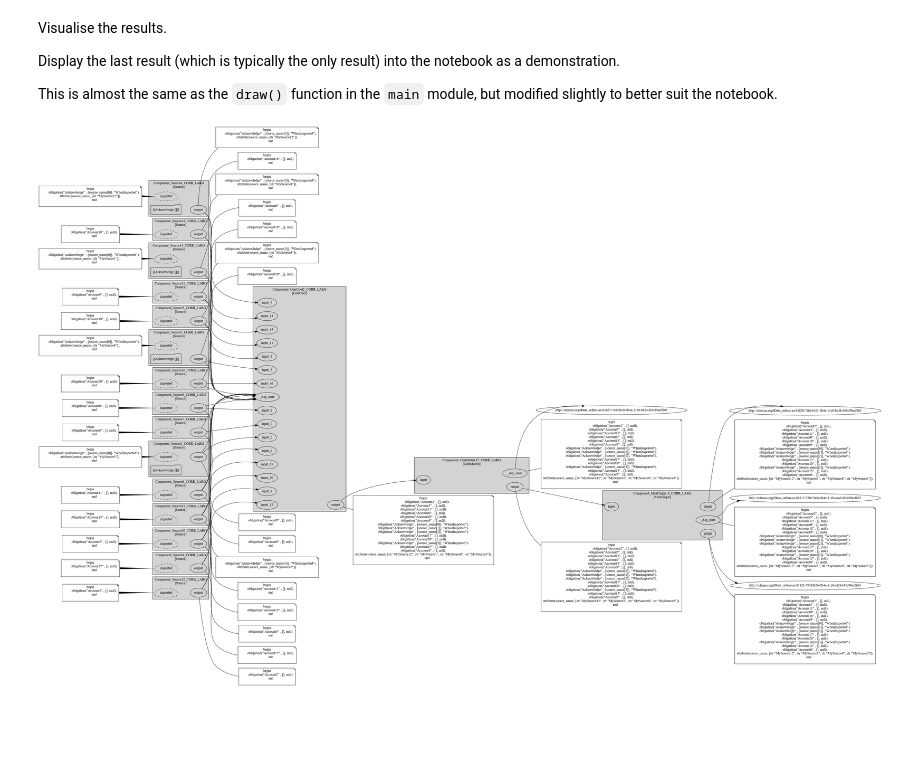
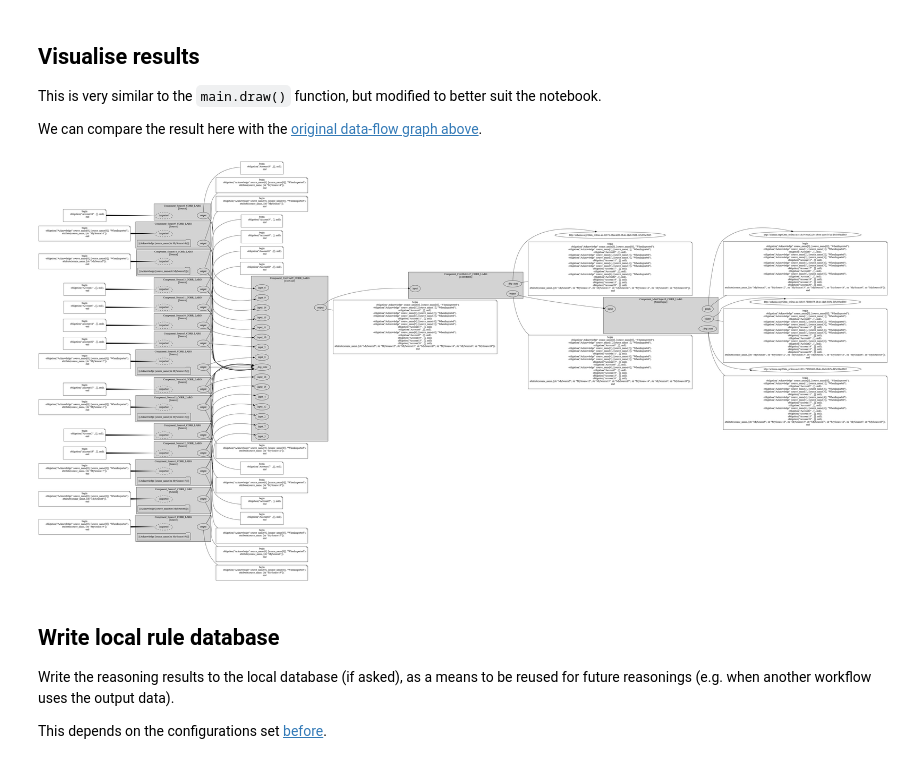
Before and after one commit to renyuneyun/dr.aid, a Jupyter notebook: notebook/DRAid Example.ipynb, the cells around one changed output. Saved outputs shown, nothing was run; the diff lists cells and outputs as text; code cells hidden in the pictures; blank space fills up the shorter version.

Commit message:
Added obligation_store && Updated notebook example

```diff
--- a/notebook/DRAid Example.ipynb
+++ b/notebook/DRAid Example.ipynb
@@ -6,8 +10,9 @@ It is analogues to the `draid` command, i.e. the `__main__.py` script, although
 Configure the required information. In particular, the `service` must be a valid SPARQL endpoint containing provenance in a supported scheme.
 # %%
 import draid
-from draid import main
 from draid import setting  # the `setting` module is used to store configuration informations
 
 service = 'http://127.0.0.1:3030/data'  # The SPARQL endpoint service URL
-setting.SCHEME = 'SPROV'
+
+setting.SCHEME = 'SPROV'  # The scheme in thie service, either SPROV or CWLPROV.
+setting.OBLIGATION_DB = 'obligation-db.json'  # The database to store the activated obligations.
@@ -26,0 +56,8 @@ rdbh.init_default()
+# %%
+from draid import graph_wrapper as gw
+
+if setting.SCHEME == 'SPROV':
+    graph_wrapper = gw.GraphWrapper.from_sprov(s_helper, subgraph=graph)
+elif setting.SCHEME == 'CWLPROV':
+    graph_wrapper = gw.GraphWrapper.from_cwl(s_helper)
+graph_wrapper
@@ -28,10 +86,9 @@ rdbh.init_default()
 Call the reasoner and obtain the results.
 # %%
-if setting.SCHEME == 'CWLPROV':
-    results, activated_obligations = main.propagate_all_cwl(service)
-elif setting.SCHEME == 'SPROV':
-    results, activated_obligations = main.propagate_all_sprov(service)
-else:
-    raise RuntimeError('Unsupported scheme')
+from draid import main
+
+graph_wrapper, activated_obligations = main.propagate_single(graph_wrapper)
+
+graph_wrapper, activated_obligations
 # %% [output]
 Finished Initialization
@@ -39,25 +130,30 @@ Finished Initialization
 # %% [markdown]
-Visualise the results.
+## Visualise results
 
-Display the last result (which is typically the only result) into the notebook as a demonstration.
+This is very similar to the `main.draw()` function, but modified to better suit the notebook.
 
-This is almost the same as the `draw()` function in the `main` module, but modified slightly to better suit the notebook.
+We can compare the result here with the [original data-flow graph above](#Visualize-original-data-flow-graph).
 # %%
 from IPython.display import Image
 from draid import visualise as vis
 
-for i, graph in enumerate(results):
-    filename = "graph_{}.png".format(i)
-    gb = vis.GraphBuilder(graph, activated_obligations[i]) \
-            .data_flow() \
-            .rules() \
-            .obligation() \
-            .flow_rules()
-    G = gb.build()
-    vis.draw_to_file(G, filename)
+filename = "graph_result.png"
+gb = vis.GraphBuilder(graph_wrapper, activated_obligations) \
+        .data_flow() \
+        .rules() \
+        .obligation() \
+        .flow_rules()
+G = gb.build()
+vis.draw_to_file(G, filename)
 
 
 # Display the result from the last graph
 Image(filename=filename)
 # %% [output]
-[figure, old version]
+[figure, new version]
+# %% [markdown]
+## Write local rule database
+
+Write the reasoning results to the local database (if asked), as a means to be reused for future reasonings (e.g. when another workflow uses the output data).
+
+This depends on the configurations set [before](#Read-local-database-(if-desired)).
```
Also changed, not shown: parts of 17 cells of this notebook, 5 other files.
